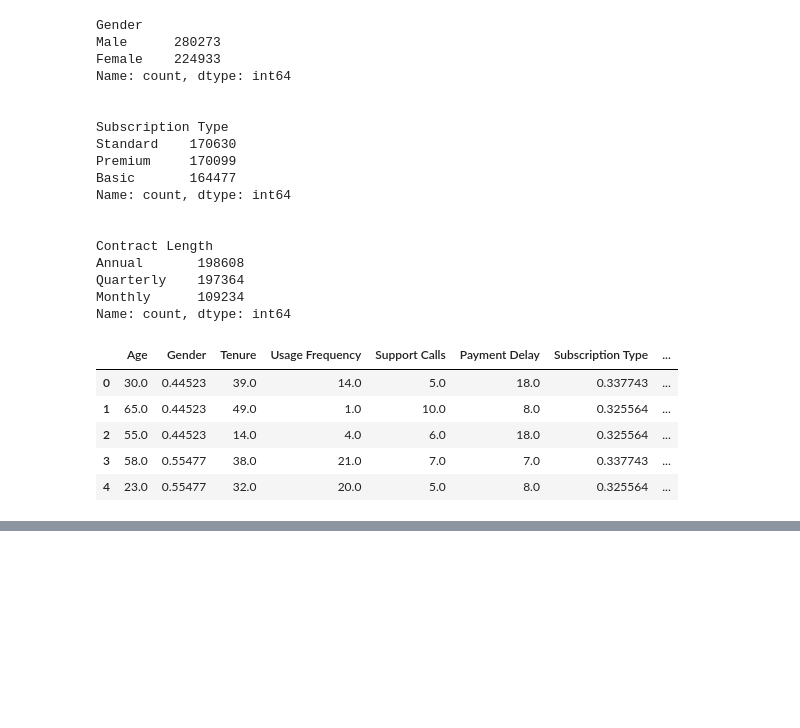
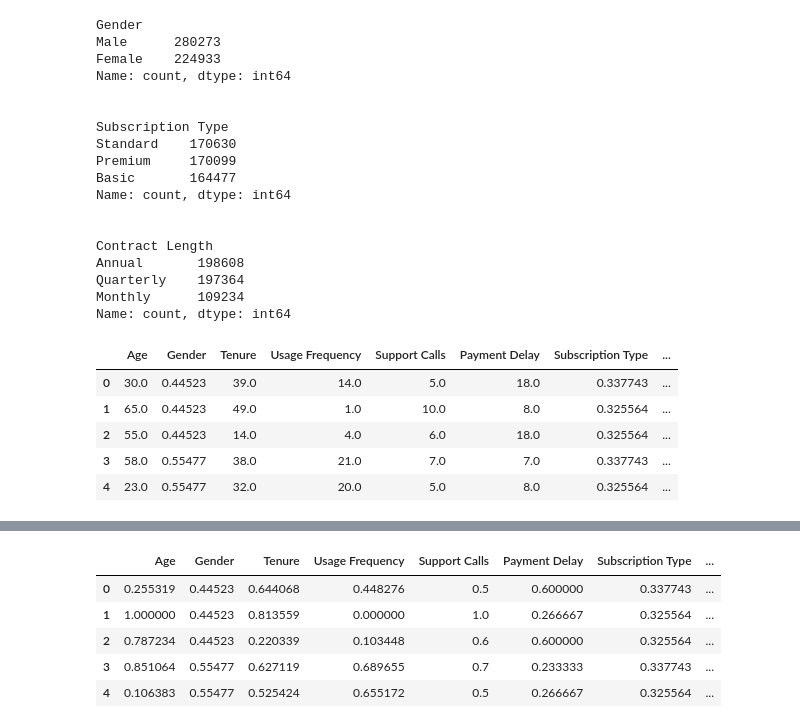
Before and after one commit to Lakshmeesh02/CustomerChurn, a Jupyter notebook: main.ipynb, the cells around one changed output, grey strips where cells are left out. Saved outputs shown, nothing was run; the diff lists cells and outputs as text; code cells hidden in the pictures; blank space fills up the shorter version.

```diff
--- a/main.ipynb
+++ b/main.ipynb
@@ -166,0 +172,12 @@ x.head()
+# %%
+from sklearn.preprocessing import MinMaxScaler
+mmax=MinMaxScaler()
+x[['Age','Tenure', 'Usage Frequency', 'Support Calls','Payment Delay','Total Spend','Last Interaction']]=mmax.fit_transform(x[['Age','Tenure', 'Usage Frequency', 'Support Calls','Payment Delay','Total Spend','Last Interaction']])
+x.head()
+# %% [output]
+|  | Age | Gender | Tenure | Usage Frequency | Support Calls | Payment Delay | Subscription Type | ... |
+| 0 | 0.255319 | 0.44523 | 0.644068 | 0.448276 | 0.5 | 0.600000 | 0.337743 | ... |
+| 1 | 1.000000 | 0.44523 | 0.813559 | 0.000000 | 1.0 | 0.266667 | 0.325564 | ... |
+| 2 | 0.787234 | 0.44523 | 0.220339 | 0.103448 | 0.6 | 0.600000 | 0.325564 | ... |
+| 3 | 0.851064 | 0.55477 | 0.627119 | 0.689655 | 0.7 | 0.233333 | 0.337743 | ... |
+| 4 | 0.106383 | 0.55477 | 0.525424 | 0.655172 | 0.5 | 0.266667 | 0.325564 | ... |
```
Also changed, not shown: parts of 7 cells of this notebook.
